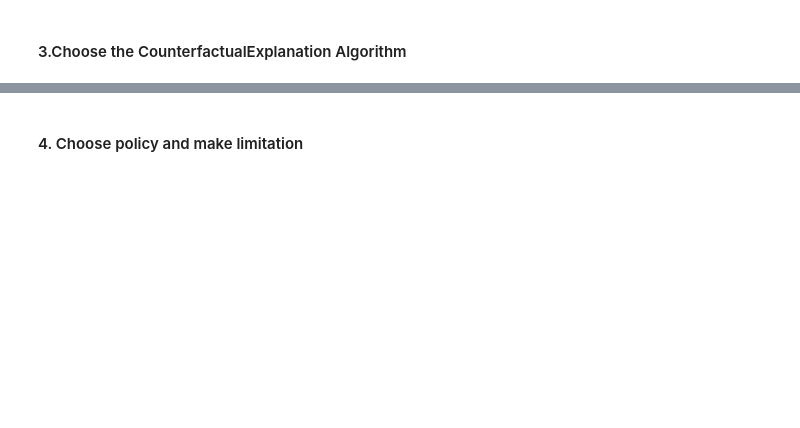
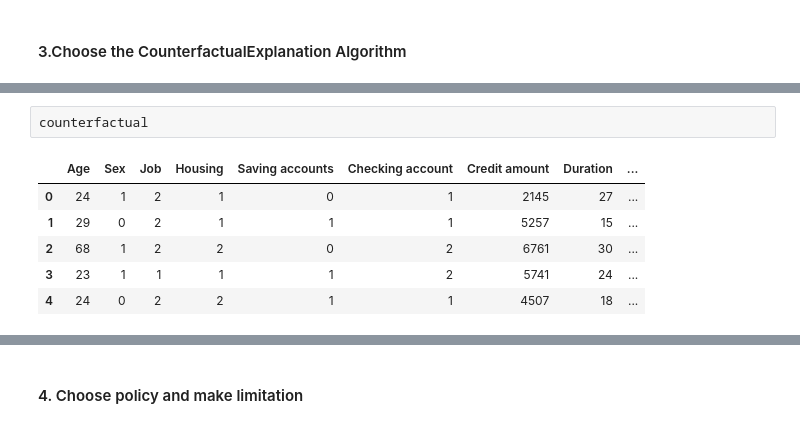
Before and after one commit to understanding-ml/COLA, a Jupyter notebook: demo.ipynb, the cells around one changed output, grey strips where cells are left out. Saved outputs shown, nothing was run; the diff lists cells and outputs as text; blank space fills up the shorter version.

```diff
--- a/demo.ipynb
+++ b/demo.ipynb
@@ -59,0 +110,9 @@ print(np.array2string(counterfactual, separator='   ', suppress_small=True))
+# %%
+counterfactual
+# %% [output]
+|  | Age | Sex | Job | Housing | Saving accounts | Checking account | Credit amount | Duration | ... |
+| 0 | 24 | 1 | 2 | 1 | 0 | 1 | 2145 | 27 | ... |
+| 1 | 29 | 0 | 2 | 1 | 1 | 1 | 5257 | 15 | ... |
+| 2 | 68 | 1 | 2 | 2 | 0 | 2 | 6761 | 30 | ... |
+| 3 | 23 | 1 | 1 | 1 | 1 | 2 | 5741 | 24 | ... |
+| 4 | 24 | 0 | 2 | 2 | 1 | 1 | 4507 | 18 | ... |
```
Also changed, not shown: parts of 28 cells of this notebook.
